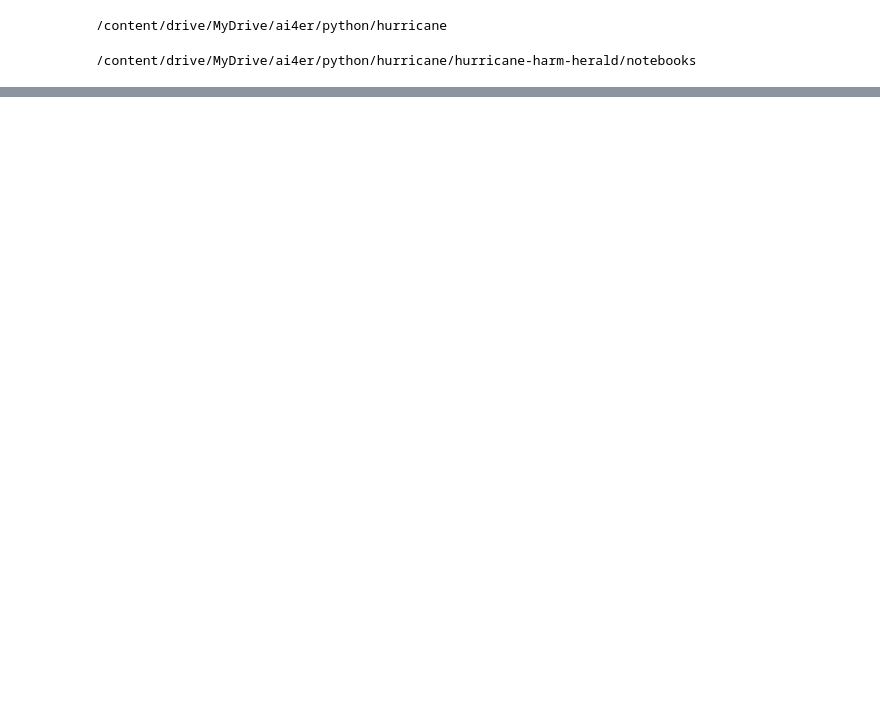
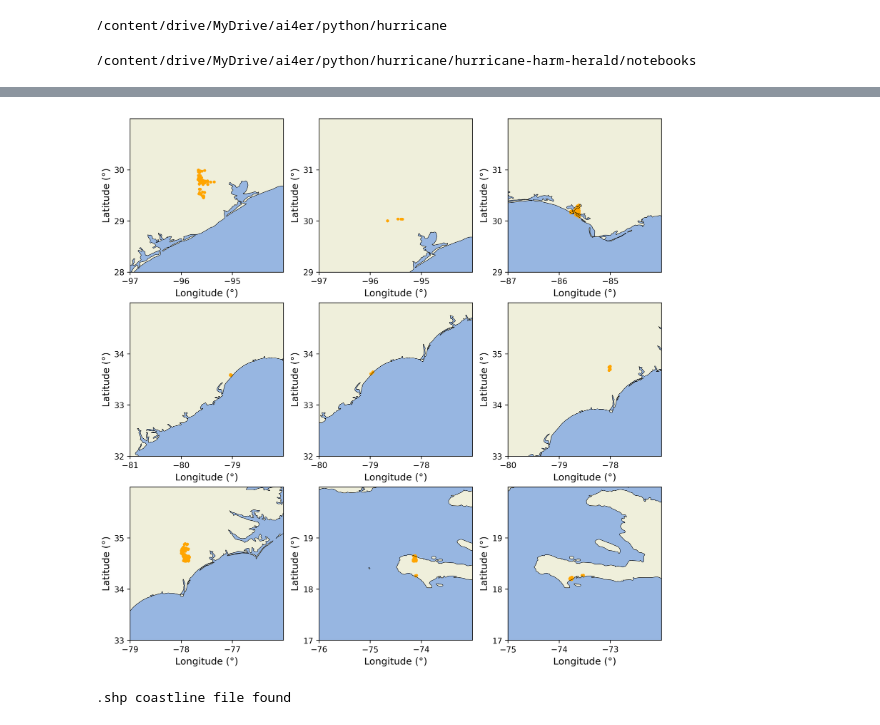
Before and after one commit to ai4er-cdt/hurricane-harm-herald, a Jupyter notebook: notebooks/Terrain_EFs.ipynb, the cells around one changed output, grey strips where cells are left out. Cells and saved outputs as stored; diff of their text form; code cells hidden in the pictures; blank space fills up the shorter version.

```diff
--- a/notebooks/Terrain_EFs.ipynb
+++ b/notebooks/Terrain_EFs.ipynb
@@ -459,0 +71,7 @@ for i in range(0,len(fig_xlim)):
+# %%
+#load the data of the locations (lon, lat) of buildings
+building_locs_path='/content/drive/MyDrive/ai4er/python/hurricane/hurricane-harm-herald/data/datasets/processed_data/metadata_pickle/df_points_posthurr_old.pkl'
+with open(building_locs_path, 'rb') as f:
+    building_locs = pickle.load(f)
+
+building_locs
@@ -459,0 +92,9 @@ for i in range(0,len(fig_xlim)):
+# %%
+building_locs=pd.DataFrame({'lat':building_locs['geometry'].y,'lon':building_locs['geometry'].x })
+#building_locs['lat'],building_locs['lon']=building_locs['geometry'].y,building_locs['geometry'].x
+
+#divide the building locations into groups that cover 1 degree latitude and longitude
+lon_bins = pd.cut(building_locs['lon'], bins=range(-180, 181, 1))
+lat_bins = pd.cut(building_locs['lat'], bins=range(-90, 91, 1))
+
+building_groups = building_locs.groupby([lon_bins, lat_bins])
@@ -459,0 +118,64 @@ for i in range(0,len(fig_xlim)):
+# %%
+#plot the building locations for verification
+n_groups = len(building_groups) #group number
+n_cols=3                        #column number
+n_rows = math.ceil(n_groups / n_cols)   # raw number
+fig, axs = plt.subplots(n_rows, n_cols, figsize=(12, 12),dpi=300,
+                        subplot_kw={'projection': ccrs.PlateCarree()})
+
+for i, (group_name, group_data) in enumerate(building_groups):
+    west=int(np.floor(group_data['lon'].min()))
+    east=int(np.ceil(group_data['lon'].max()))
+    south=int(np.floor(group_data['lat'].min()))
+    north=int(np.ceil(group_data['lat'].max()))
+    dis_threshold=1
+    # plot the buildings and the coastline data that been choped
+    row = i // n_cols
+    col = i % n_cols
+    ax = axs[row, col]
+    ax.set_xlim(west-dis_threshold, east+dis_threshold)
+    ax.set_ylim(south-dis_threshold, north+dis_threshold)
+
+    ax.add_feature(cfeature.COASTLINE.with_scale('10m'), linewidth=0.5)
+    ax.add_feature(cfeature.LAND.with_scale('10m'))
+    ax.add_feature(cfeature.OCEAN.with_scale('10m'))
+    #plot the locations of buildings
+    ax.scatter(group_data['lon'], group_data['lat'], s=5, transform=ccrs.PlateCarree(),c='orange')
+    # Set x-label and y-label
+    ax.set_xlabel('Longitude (°)', fontsize=12)
+    ax.set_ylabel('Latitude (°)', fontsize=12)
+    # Set x-ticks and y-ticks
+    xticks = np.arange(west-dis_threshold, east+dis_threshold, dis_threshold)
+    yticks = np.arange(south-dis_threshold, north+dis_threshold, dis_threshold)
+
+    ax.set_xticks(xticks, crs=ccrs.PlateCarree())
+    ax.set_yticks(yticks, crs=ccrs.PlateCarree())
+
+while i < n_cols*n_rows-1:
+    fig.delaxes(axs.flatten()[i+1])
+    i += 1
+plt.show()
+# %% [output]
+[figure, added]
+# %%
+# This cell check whether coastline data has been downloaded
+# You can download coastline data from Nature Earth (https://www.naturalearthdata.com/downloads/10m-physical-vectors/),
+# and store the .zip coastline data to 'zip_path' (please change it according to your setting)
+
+url='https://www.naturalearthdata.com/http//www.naturalearthdata.com/download/10m/physical/ne_10m_coastline.zip'
+zip_path='/content/drive/MyDrive/ai4er/python/hurricane/hurricane-harm-herald/data/datasets/EFs/terrain_data/ne_10m_coastline.zip'
+shp_path='/content/drive/MyDrive/ai4er/python/hurricane/hurricane-harm-herald/data/datasets/EFs/terrain_data/ne_10m_coastline/ne_10m_coastline.shp'
+coast_extracted_floder='/content/drive/MyDrive/ai4er/python/hurricane/hurricane-harm-herald/data/datasets/EFs/terrain_data/ne_10m_coastline/'
+pkl_path='/content/drive/MyDrive/ai4er/python/hurricane/hurricane-harm-herald/data/datasets/EFs/terrain_data/ne_10m_coastline/ne_10m_coastline.pkl'
+
+# check whether the .shp or .zip coastline data exist
+if os.path.isfile(shp_path):
+  print('.shp coastline file found')
+else:
+  if os.path.isfile(zip_path):
+    with zipfile.ZipFile(zip_path, 'r') as zip_ref:
+      zip_ref.extractall(coast_extracted_floder) # the coastline data is in 10m resolution
+  else:
+    print('.zip coastline file not found, please download it from ',url,' manually')
+# %% [output]
+.shp coastline file found
```
Also changed, not shown: parts of 42 cells of this notebook.
